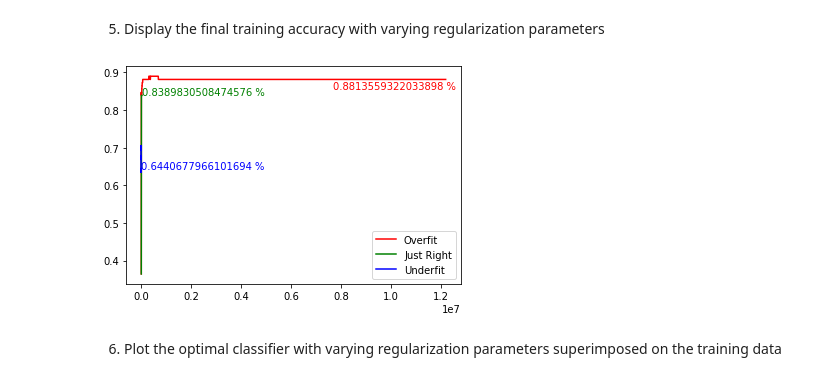
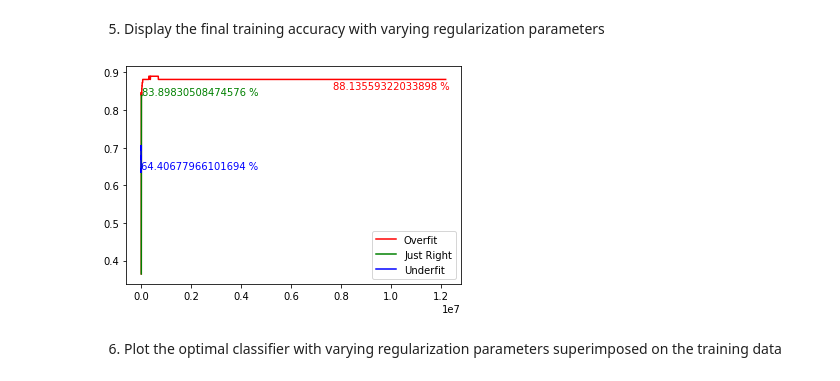
Before and after one commit to sonhs99/MachineLearning, a Jupyter notebook: Assignment07/Assignment07.ipynb, the cells around one changed output. Cells and saved outputs as stored; diff of their text form; code cells hidden in the pictures.

```diff
--- a/Assignment07/Assignment07.ipynb
+++ b/Assignment07/Assignment07.ipynb
@@ -114,16 +130,16 @@ plt.show()
 # %%
 plt.plot(range(10, len(acc_2)), acc_2[10:], c = 'r')
 plt.plot(range(10, len(acc_1)), acc_1[10:], c = 'g')
 plt.plot(range(10, len(acc_0)), acc_0[10:], c = 'b')
 
-plt.annotate(str(acc_2[-1]) + ' %', (len(acc_2), acc_2[-1]), (len(acc_2) - 250000*len(str(acc_2[-1])), acc_2[-2] - 0.025), c='r')
-plt.annotate(str(acc_1[-1]) + ' %', (len(acc_1), acc_1[-1]), c='g')
-plt.annotate(str(acc_0[-1]) + ' %', (len(acc_0), acc_0[-1]), c='b')
+plt.annotate(str(acc_2[-1]*100) + ' %', (len(acc_2), acc_2[-1]), (len(acc_2) - 250000*len(str(acc_2[-1])), acc_2[-2] - 0.025), c='r')
+plt.annotate(str(acc_1[-1]*100) + ' %', (len(acc_1), acc_1[-1]), c='g')
+plt.annotate(str(acc_0[-1]*100) + ' %', (len(acc_0), acc_0[-1]), c='b')
 
 plt.legend(['Overfit', 'Just Right', 'Underfit'])
 plt.show()
 # %% [output]
-[figure, old version]
+[figure, new version]
 # %% [markdown]
 6. Plot the optimal classifier with varying regularization parameters superimposed on the training data
 # %%
```
Also changed, not shown: parts of 2 cells of this notebook.
